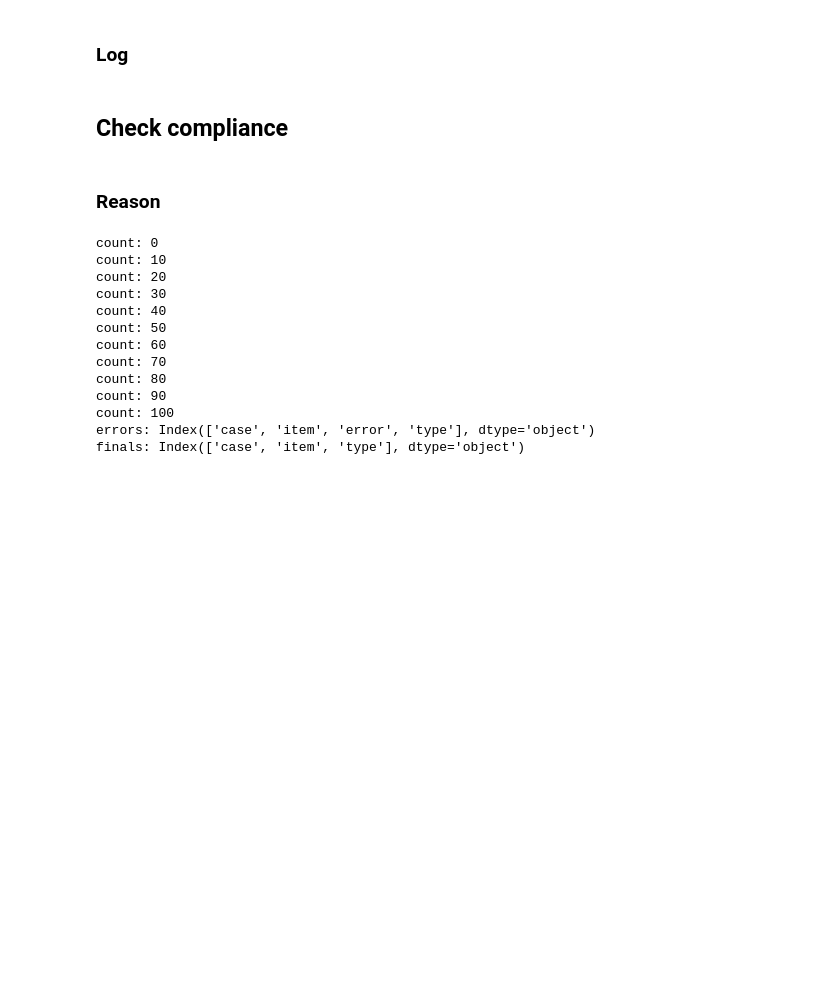
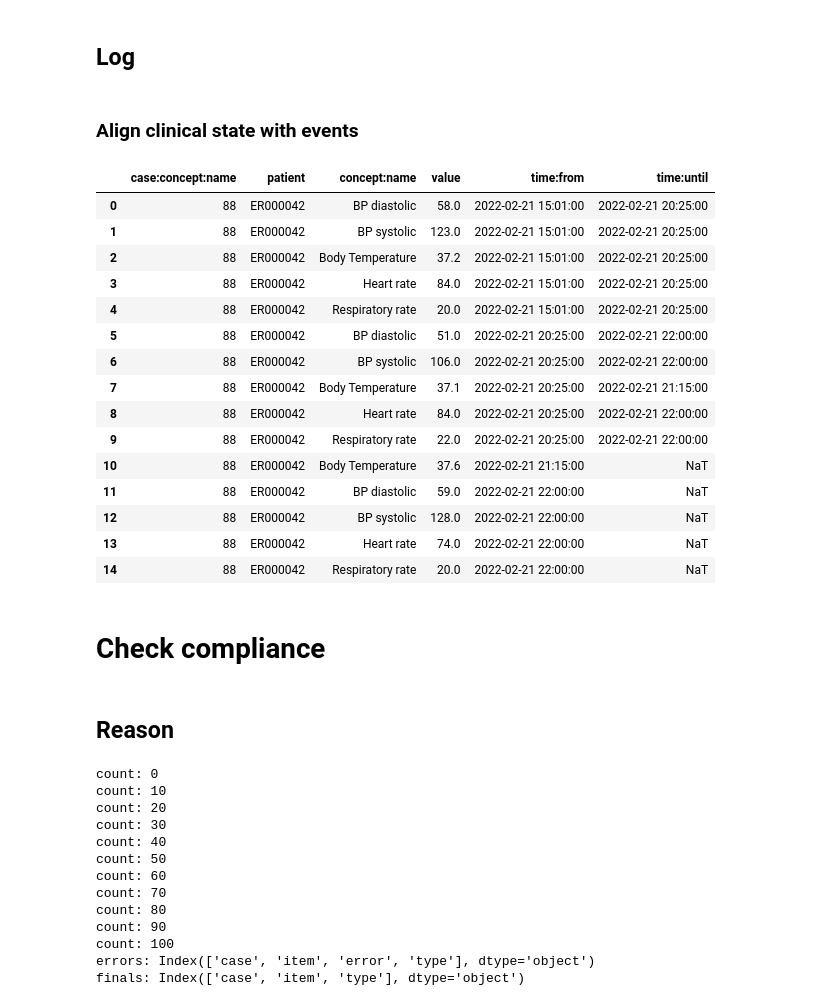
Before and after one commit to william-vw/cmmn3, a Jupyter notebook: run.ipynb, the cells around one changed output. Drawn from its saved outputs; the diff is of its cells as text; code cells hidden in the pictures; blank space fills up the shorter version.

Commit message:
aligning state with events

```diff
--- a/run.ipynb
+++ b/run.ipynb
@@ -10,7 +10,10 @@ modelNs = Namespace("http://ontario.org/qbp/cap#")
 
 xmlPath = "/Users/wvw/Dropbox/research/projects/Montfort PM/cmmn/cap-all.cmmn"
 modelPath = "ttl/cap/model.ttl"
-csvPath = "/Users/wvw/git/pm/mft/data/subsets/cap_labreq_map.csv"
+csvFolder = "/Users/wvw/git/pm/mft/data/subsets/"
+evtPath = os.path.join(csvFolder, "cap-events-labreq_map.csv")
+statePath = os.path.join(csvFolder, "cap-status-admit.csv")
+cdataPath = os.path.join(csvFolder, "cap-clinical_data.csv")
 obsPath = "ttl/cap/obs/obs_all.ttl"
 imgPath = "js/diagram.png"
 # %% [markdown]
@@ -22,4 +25,6 @@ itemObjs = parseModel(xmlPath, xmlNs)
 # pprint.pprint(itemObjs)
 convertModel(itemObjs, modelNs, modelPath)
 # %% [markdown]
-### Log
+## Log
+# %% [markdown]
+### Align clinical state with events
@@ -25,0 +33,25 @@ convertModel(itemObjs, modelNs, modelPath)
+# %%
+df = pd.read_csv(cdataPath, index_col=0)
+df['time:timestamp'] = pd.to_datetime(df['time:timestamp'])
+# %%
+df['time:until'] = df.groupby([ 'case:concept:name', 'concept:name' ])['time:timestamp'].shift(-1)
+dtimes = df.rename({"time:timestamp": "time:from"}, axis=1)
+# %%
+dtimes[dtimes['case:concept:name']==88]
+# %% [output]
+|  | case:concept:name | patient | concept:name | value | time:from | time:until |
+| 0 | 88 | ER000042 | BP diastolic | 58.0 | 2022-02-21 15:01:00 | 2022-02-21 20:25:00 |
+| 1 | 88 | ER000042 | BP systolic | 123.0 | 2022-02-21 15:01:00 | 2022-02-21 20:25:00 |
+| 2 | 88 | ER000042 | Body Temperature | 37.2 | 2022-02-21 15:01:00 | 2022-02-21 20:25:00 |
+| 3 | 88 | ER000042 | Heart rate | 84.0 | 2022-02-21 15:01:00 | 2022-02-21 20:25:00 |
+| 4 | 88 | ER000042 | Respiratory rate | 20.0 | 2022-02-21 15:01:00 | 2022-02-21 20:25:00 |
+| 5 | 88 | ER000042 | BP diastolic | 51.0 | 2022-02-21 20:25:00 | 2022-02-21 22:00:00 |
+| 6 | 88 | ER000042 | BP systolic | 106.0 | 2022-02-21 20:25:00 | 2022-02-21 22:00:00 |
+| 7 | 88 | ER000042 | Body Temperature | 37.1 | 2022-02-21 20:25:00 | 2022-02-21 21:15:00 |
+| 8 | 88 | ER000042 | Heart rate | 84.0 | 2022-02-21 20:25:00 | 2022-02-21 22:00:00 |
+| 9 | 88 | ER000042 | Respiratory rate | 22.0 | 2022-02-21 20:25:00 | 2022-02-21 22:00:00 |
+| 10 | 88 | ER000042 | Body Temperature | 37.6 | 2022-02-21 21:15:00 | NaT |
+| 11 | 88 | ER000042 | BP diastolic | 59.0 | 2022-02-21 22:00:00 | NaT |
+| 12 | 88 | ER000042 | BP systolic | 128.0 | 2022-02-21 22:00:00 | NaT |
+| 13 | 88 | ER000042 | Heart rate | 74.0 | 2022-02-21 22:00:00 | NaT |
+| 14 | 88 | ER000042 | Respiratory rate | 20.0 | 2022-02-21 22:00:00 | NaT |
@@ -28,7 +91,7 @@ convertLog(csvPath, modelNs, destPath=obsPath)
 # %% [markdown]
-## Check compliance
+# Check compliance
 # %% [markdown]
-### Reason
+## Reason
 # %%
 out = reasonAll(modelPath, obsPath, n3Path, printerr=False)
 errors, finals = out
```
Also changed, not shown: parts of 6 cells of this notebook, 6 other files.
